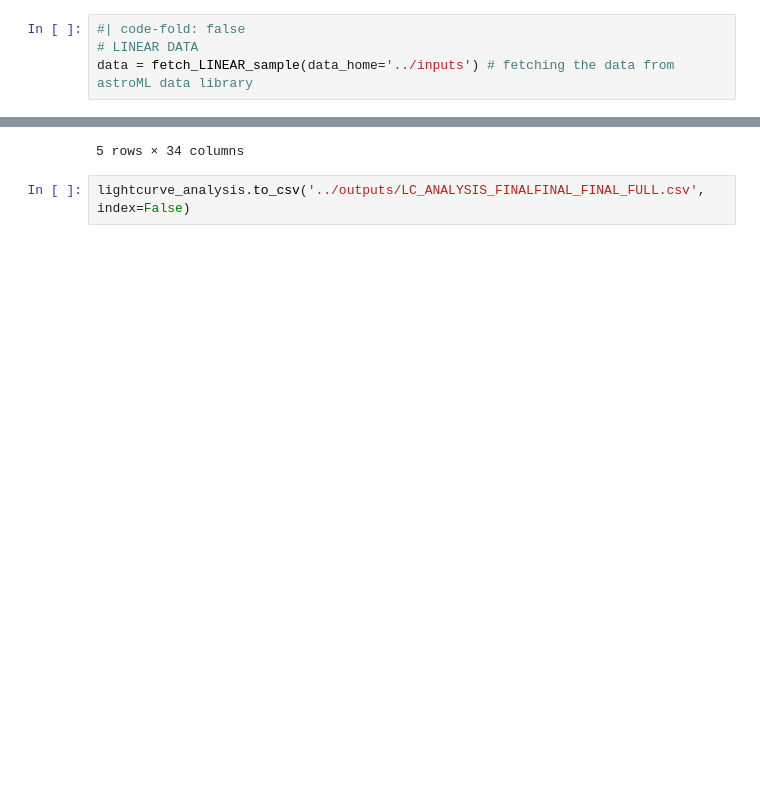
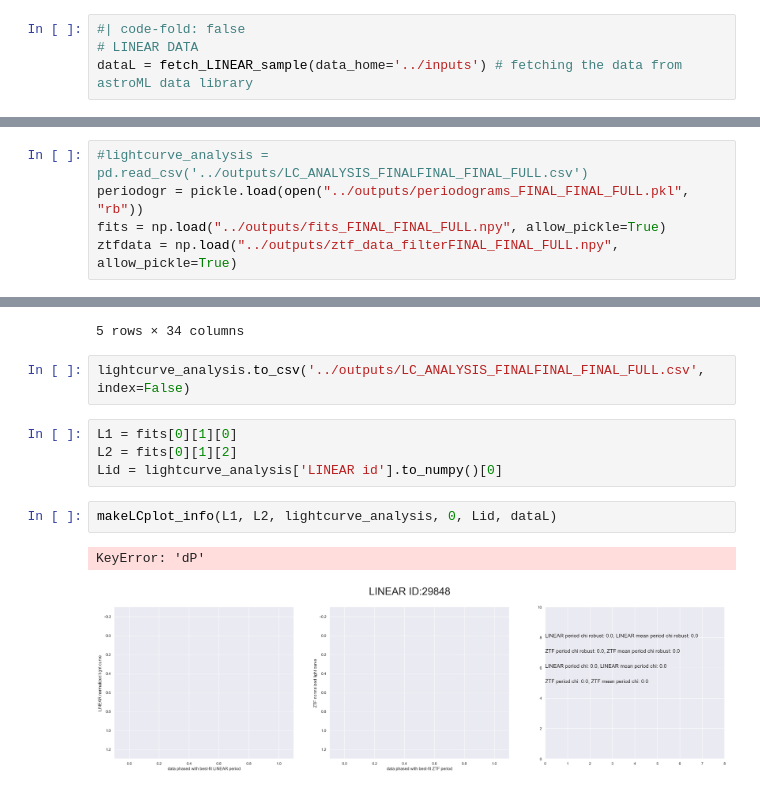
Before and after one commit to emadonev/var_stars, a Jupyter notebook: nbs/03_RR_Lyrae_analysis.ipynb, the cells around one changed output, grey strips where cells are left out. Saved outputs shown, nothing was run; the diff lists cells and outputs as text; blank space fills up the shorter version.

```diff
--- a/nbs/03_RR_Lyrae_analysis.ipynb
+++ b/nbs/03_RR_Lyrae_analysis.ipynb
@@ -83,7 +83,7 @@ Loading the data!
 # %%
 #| code-fold: false
 # LINEAR DATA
-data = fetch_LINEAR_sample(data_home='../inputs') # fetching the data from astroML data library
+dataL = fetch_LINEAR_sample(data_home='../inputs') # fetching the data from astroML data library
 # %% [markdown]
 # Methods
 
@@ -279,4 +279,9 @@ else:
     np.save("../outputs/fits_"+end+".npy", FITS, allow_pickle=True)
     ZTF_data_lca = np.array(ZTF_data_best, dtype=object)
     np.save("../outputs/ztf_data_filter"+end+".npy", ZTF_data_lca, allow_pickle=True)
+# %%
+#lightcurve_analysis = pd.read_csv('../outputs/LC_ANALYSIS_FINALFINAL_FINAL_FULL.csv')
+periodogr = pickle.load(open("../outputs/periodograms_FINAL_FINAL_FULL.pkl", "rb"))
+fits = np.load("../outputs/fits_FINAL_FINAL_FULL.npy", allow_pickle=True)
+ztfdata = np.load("../outputs/ztf_data_filterFINAL_FINAL_FULL.npy", allow_pickle=True)
 # %%
@@ -321,3 +321,12 @@ lightcurve_analysis.head()
 5 rows × 34 columns
 # %%
 lightcurve_analysis.to_csv('../outputs/LC_ANALYSIS_FINALFINAL_FINAL_FULL.csv', index=False)
+# %%
+L1 = fits[0][1][0]
+L2 = fits[0][1][2]
+Lid = lightcurve_analysis['LINEAR id'].to_numpy()[0]
+# %%
+makeLCplot_info(L1, L2, lightcurve_analysis, 0, Lid, dataL)
+# %% [output]
+KeyError: 'dP'
+[figure, added]
```
Also changed, not shown: parts of 2 cells of this notebook, 1 other file.
